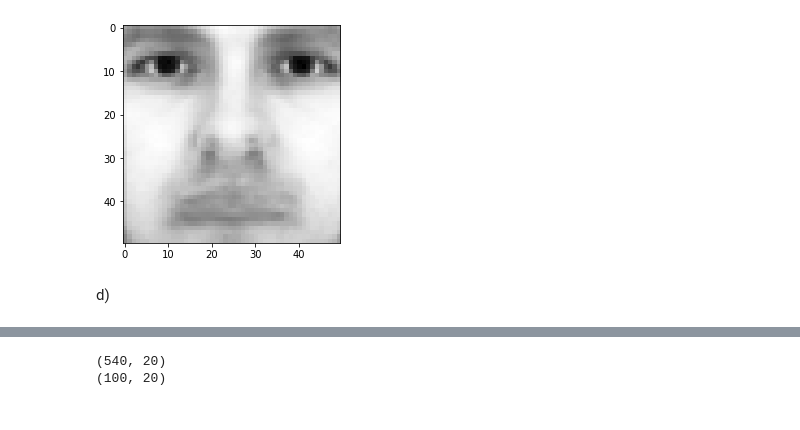
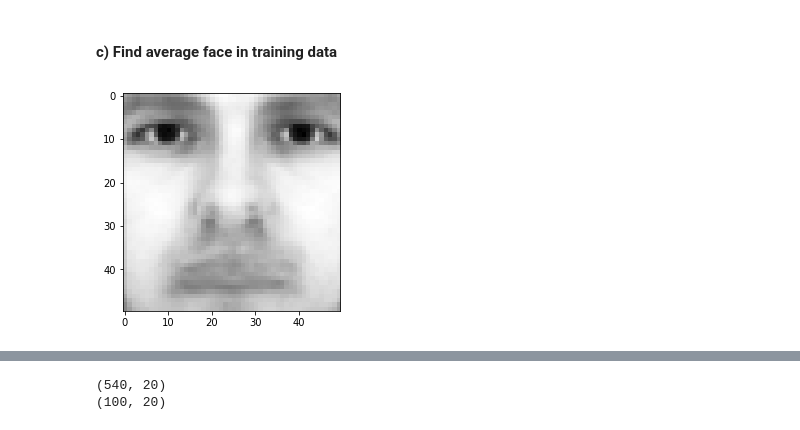
Before and after one commit to simirajpal/Applied-Machine-Learning, a Jupyter notebook: Assignment_2/Homework2_Code.ipynb, the cells around one changed output, grey strips where cells are left out. Saved outputs shown, nothing was run; the diff lists cells and outputs as text; code cells hidden in the pictures.

```diff
--- a/Assignment_2/Homework2_Code.ipynb
+++ b/Assignment_2/Homework2_Code.ipynb
@@ -5,34 +24,18 @@ b)
 # %%
-# import libraries
-import numpy as np
-import imageio
-from scipy import misc
-from matplotlib import pylab as plt
-import matplotlib.cm as cm
-from scipy.linalg import svd
-from numpy import linalg as la
-from sklearn.linear_model import LogisticRegression
-from sklearn.multiclass import OneVsRestClassifier
-
-# silence future warnings
-import warnings
-warnings.simplefilter(action='ignore', category=FutureWarning)
-
-%matplotlib inline
-
 # lists to store training data and its labels
 train_labels, train_data = [], []
 
 # read training data and store in the correct format
-for line in open('faces/train.txt'):
-    im = imageio.imread(line.strip().split()[0])
-    train_data.append(im.reshape(2500,))
-    train_labels.append(line.strip().split()[1])
-
+# taken from the example code in homework-2.pdf
+# using "with" syntax to close the file when complete
+with open('faces/train.txt') as f:
+    for line in f:
+        im = imageio.imread(line.strip().split()[0])
+        train_data.append(im.reshape(2500,))
+        train_labels.append(line.strip().split()[1])
 train_data, train_labels = np.array(train_data, dtype=float), np.array(train_labels, dtype=int)
 
-print (train_data.shape, train_labels.shape) # print array dimensions
-plt.imshow(train_data[10, :].reshape(50,50), cmap = cm.Greys_r) # show image
-plt.show()
+# print array dimensions
+print (train_data.shape, train_labels.shape)
 # %% [output]
 (540, 2500) (540,)
@@ -42,8 +70,10 @@ c)
+# %% [markdown]
+#### c) Find average face in training data
 # %%
-trainFaceAv = np.sum(train_data,0)/540 # calculate the average face
-plt.imshow(trainFaceAv.reshape(50,50), cmap = cm.Greys_r) # display the average face image
-plt.show()
+# calculate the average face
+trainFaceAv = np.sum(train_data, axis=0)/540
+
+# display the average face image
+plt.imshow(trainFaceAv.reshape(50,50), cmap = cm.Greys_r);
 # %% [output]
-[figure, old version]
+[figure, new version]
-# %% [markdown]
-d)
```
Also changed, not shown: parts of 33 cells of this notebook, 2 other files.
